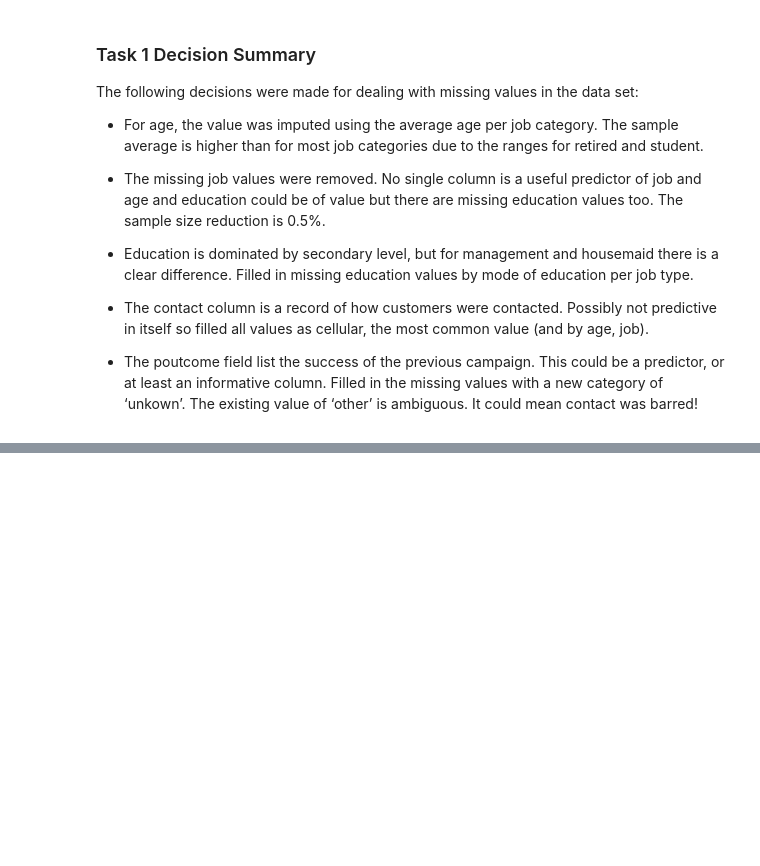
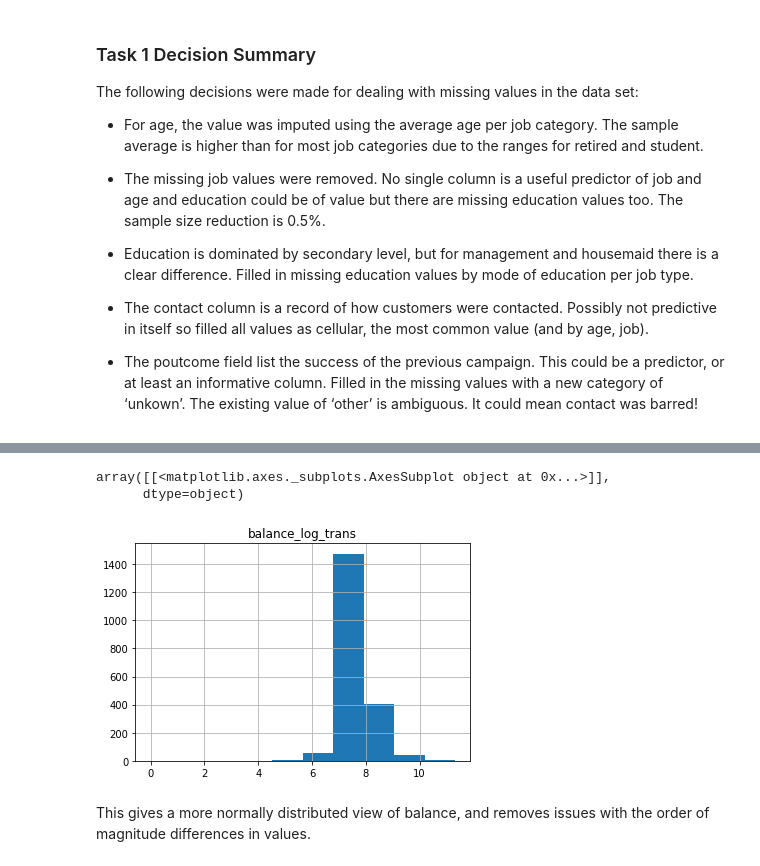
Before and after one commit to vipulpopat/MSCAI_Sem1_Etivity2, a Jupyter notebook: Etivity2_18195326.ipynb, the cells around one changed output, grey strips where cells are left out. Drawn from its saved outputs; the diff is of its cells as text; code cells hidden in the pictures; blank space fills up the shorter version.

```diff
--- a/Etivity2_18195326.ipynb
+++ b/Etivity2_18195326.ipynb
@@ -225,0 +289,14 @@ The following decisions were made for dealing with missing values in the data se
+# %%
+# Need to handle 0 values to avoid divide-by-zero errors
+# Need to handle negative values
+# Use a constant to move these values.  As the minimum balance is -980, then adding 981 is viable
+# Suggestion from https://blogs.sas.com/content/iml/2011/04/27/log-transformations-how-to-handle-negative-data-values.html
+df['balance_log_trans'] = df.apply(lambda row: np.log(row['balance'] + 981), axis=1)
+
+df.hist(['balance_log_trans'])
+# %% [output]
+array([[<matplotlib.axes._subplots.AxesSubplot object at 0x...>]],
+      dtype=object)
+[figure, added]
+# %% [markdown]
+This gives a more normally distributed view of balance, and removes issues with the order of magnitude differences in values.
```
Also changed, not shown: parts of 12 cells of this notebook.
